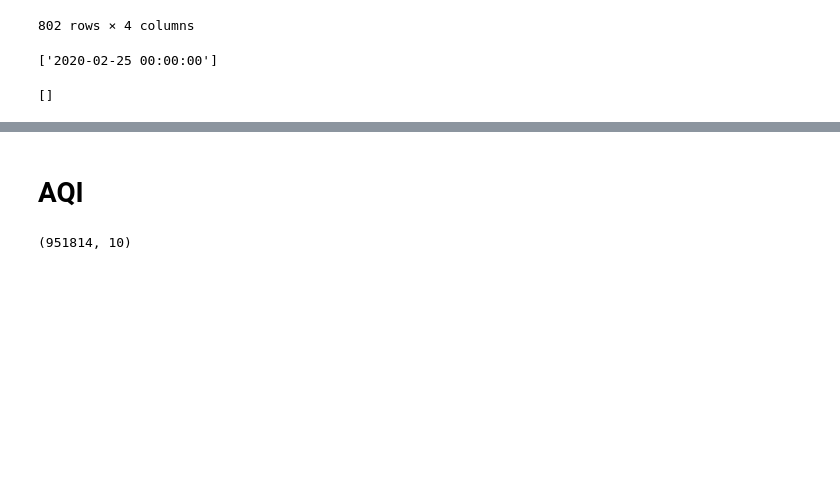
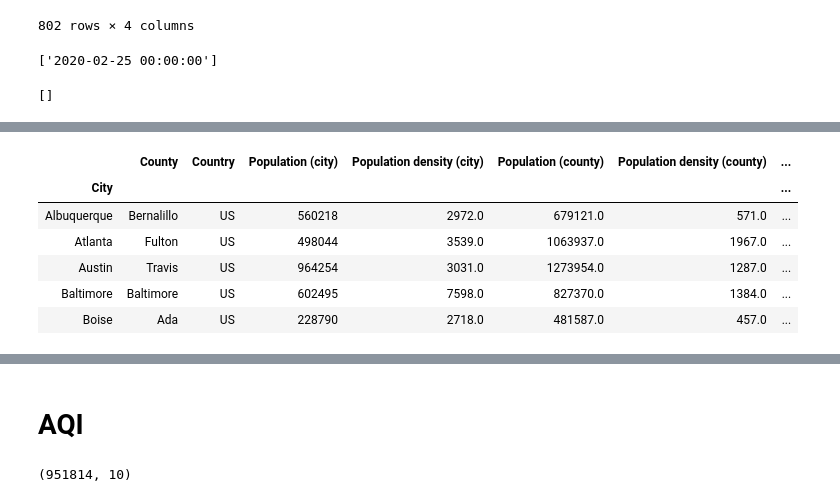
Before and after one commit to sherryxhu/Covid-Datafest-2020, a Jupyter notebook: EDA.ipynb, the cells around one changed output, grey strips where cells are left out. Cells and saved outputs as stored; diff of their text form; code cells hidden in the pictures; blank space fills up the shorter version.

```diff
--- a/EDA.ipynb
+++ b/EDA.ipynb
@@ -177,0 +180,4 @@ list(df_changepoint[(df_changepoint['City']==city)&(df_changepoint['Specie']==sp
+# %%
+df_us_cities = pd.read_csv("data/uscities.csv")
+df_cn_cities = pd.read_csv("data/cn.csv")
+df_pop = pd.read_csv("data/Covid-19-data-pop.csv")
@@ -177,0 +224,11 @@ list(df_changepoint[(df_changepoint['City']==city)&(df_changepoint['Specie']==sp
+# %%
+df_pop = df_pop.set_index("City")
+df_pop.head()
+# %% [output]
+|  | County | Country | Population (city) | Population density (city) | Population (county) | Population density (county) | ... |
+| City |  |  |  |  |  |  | ... |
+| Albuquerque | Bernalillo | US | 560218 | 2972.0 | 679121.0 | 571.0 | ... |
+| Atlanta | Fulton | US | 498044 | 3539.0 | 1063937.0 | 1967.0 | ... |
+| Austin | Travis | US | 964254 | 3031.0 | 1273954.0 | 1287.0 | ... |
+| Baltimore | Baltimore | US | 602495 | 7598.0 | 827370.0 | 1384.0 | ... |
+| Boise | Ada | US | 228790 | 2718.0 | 481587.0 | 457.0 | ... |
```
Also changed, not shown: parts of 18 cells of this notebook, 7 other files.
